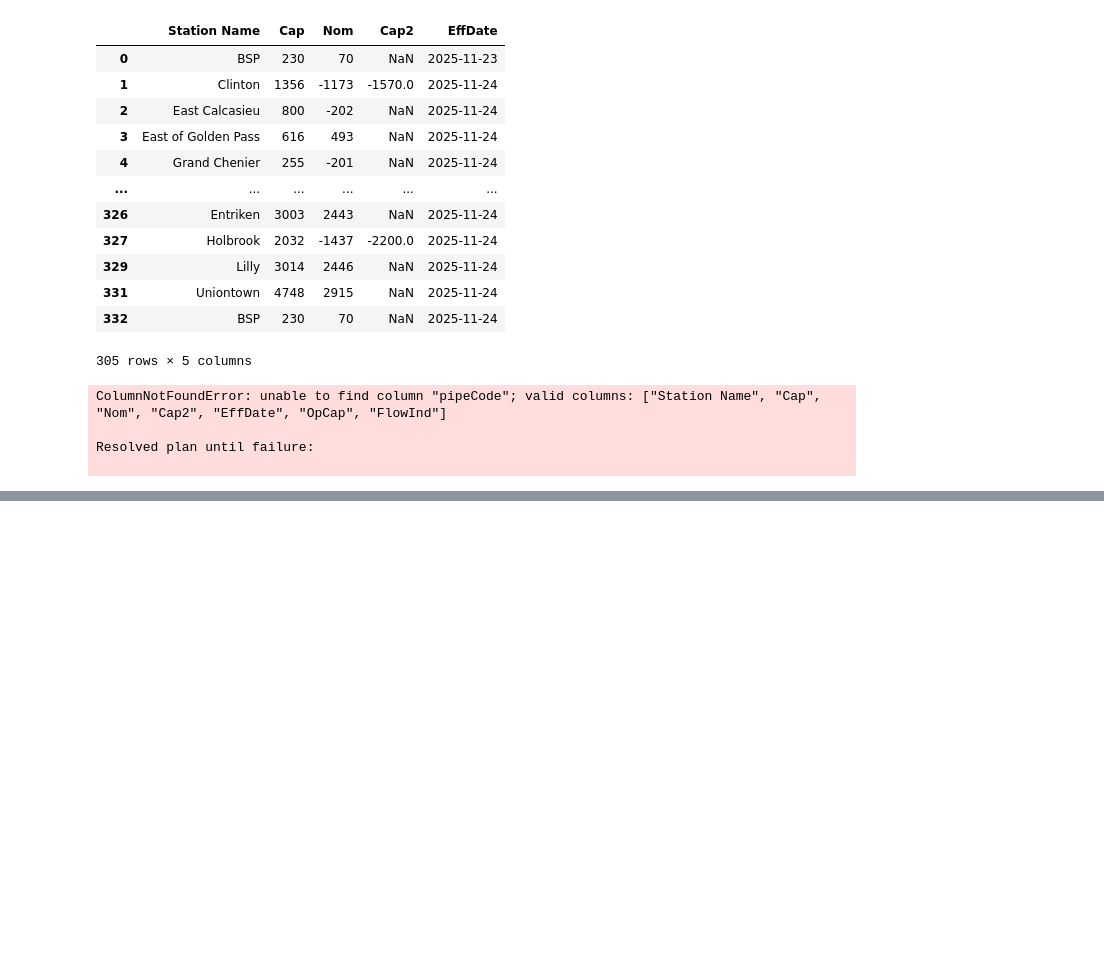
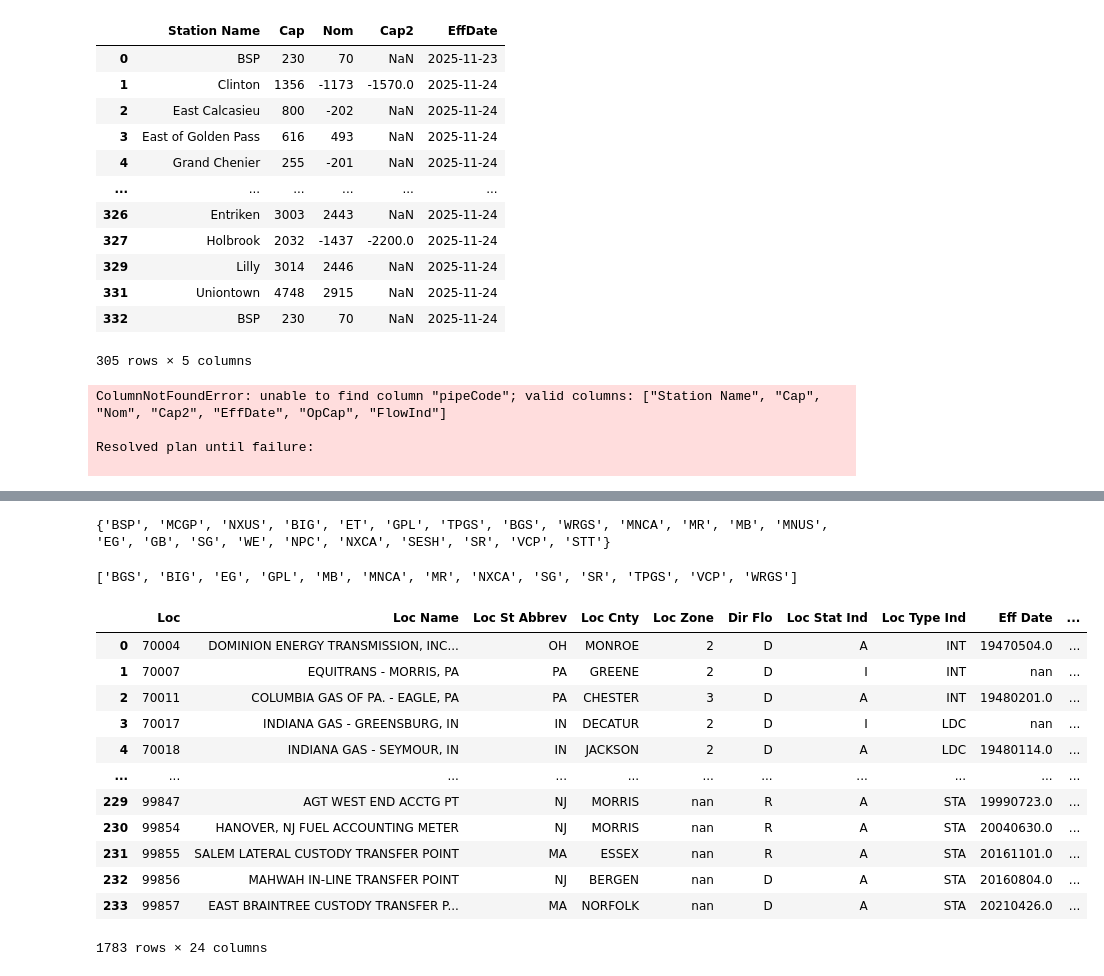
Before and after one commit to Sai-Jagadeesh-UH/enbridgeScrape, a Jupyter notebook: OCcsv.ipynb, the cells around one changed output, grey strips where cells are left out. Saved outputs shown, nothing was run; the diff lists cells and outputs as text; code cells hidden in the pictures; blank space fills up the shorter version.

```diff
--- a/OCcsv.ipynb
+++ b/OCcsv.ipynb
@@ -266,0 +438,38 @@ return pl.concat(lazyList, how="vertical").with_columns(
+# %%
+print(set(df['PipeCode']) - set([key for key in code2seg if 'NN' in code2seg[key]]))
+# %% [output]
+{'BSP', 'MCGP', 'NXUS', 'BIG', 'ET', 'GPL', 'TPGS', 'BGS', 'WRGS', 'MNCA', 'MR', 'MB', 'MNUS', 'EG', 'GB', 'SG', 'WE', 'NPC', 'NXCA', 'SESH', 'SR', 'VCP', 'STT'}
+# %%
+print(['BGS',
+ 'BIG',
+ 'EG',
+ 'GPL',
+ 'MB',
+ 'MNCA',
+ 'MR',
+ 'NXCA',
+ 'SG',
+ 'SR',
+ 'TPGS',
+ 'VCP',
+ 'WRGS'])
+# %% [output]
+['BGS', 'BIG', 'EG', 'GPL', 'MB', 'MNCA', 'MR', 'NXCA', 'SG', 'SR', 'TPGS', 'VCP', 'WRGS']
+# %%
+dfMeta =pd.read_parquet(paths.processed / 'MetaData.parquet')
+# %%
+dfMeta
+# %% [output]
+|  | Loc | Loc Name | Loc St Abbrev | Loc Cnty | Loc Zone | Dir Flo | Loc Stat Ind | Loc Type Ind | Eff Date | ... |
+| 0 | 70004 | DOMINION ENERGY TRANSMISSION, INC... | OH | MONROE | 2 | D | A | INT | 19470504.0 | ... |
+| 1 | 70007 | EQUITRANS - MORRIS, PA | PA | GREENE | 2 | D | I | INT | nan | ... |
+| 2 | 70011 | COLUMBIA GAS OF PA. - EAGLE, PA | PA | CHESTER | 3 | D | A | INT | 19480201.0 | ... |
+| 3 | 70017 | INDIANA GAS - GREENSBURG, IN | IN | DECATUR | 2 | D | I | LDC | nan | ... |
+| 4 | 70018 | INDIANA GAS - SEYMOUR, IN | IN | JACKSON | 2 | D | A | LDC | 19480114.0 | ... |
+| ... | ... | ... | ... | ... | ... | ... | ... | ... | ... | ... |
+| 229 | 99847 | AGT WEST END ACCTG PT | NJ | MORRIS | nan | R | A | STA | 19990723.0 | ... |
+| 230 | 99854 | HANOVER, NJ FUEL ACCOUNTING METER | NJ | MORRIS | nan | R | A | STA | 20040630.0 | ... |
+| 231 | 99855 | SALEM LATERAL CUSTODY TRANSFER POINT | MA | ESSEX | nan | R | A | STA | 20161101.0 | ... |
+| 232 | 99856 | MAHWAH IN-LINE TRANSFER POINT | NJ | BERGEN | nan | D | A | STA | 20160804.0 | ... |
+| 233 | 99857 | EAST BRAINTREE CUSTODY TRANSFER P... | MA | NORFOLK | nan | D | A | STA | 20210426.0 | ... |
+1783 rows × 24 columns
```
Also changed, not shown: parts of 47 cells of this notebook, 37 other files.
